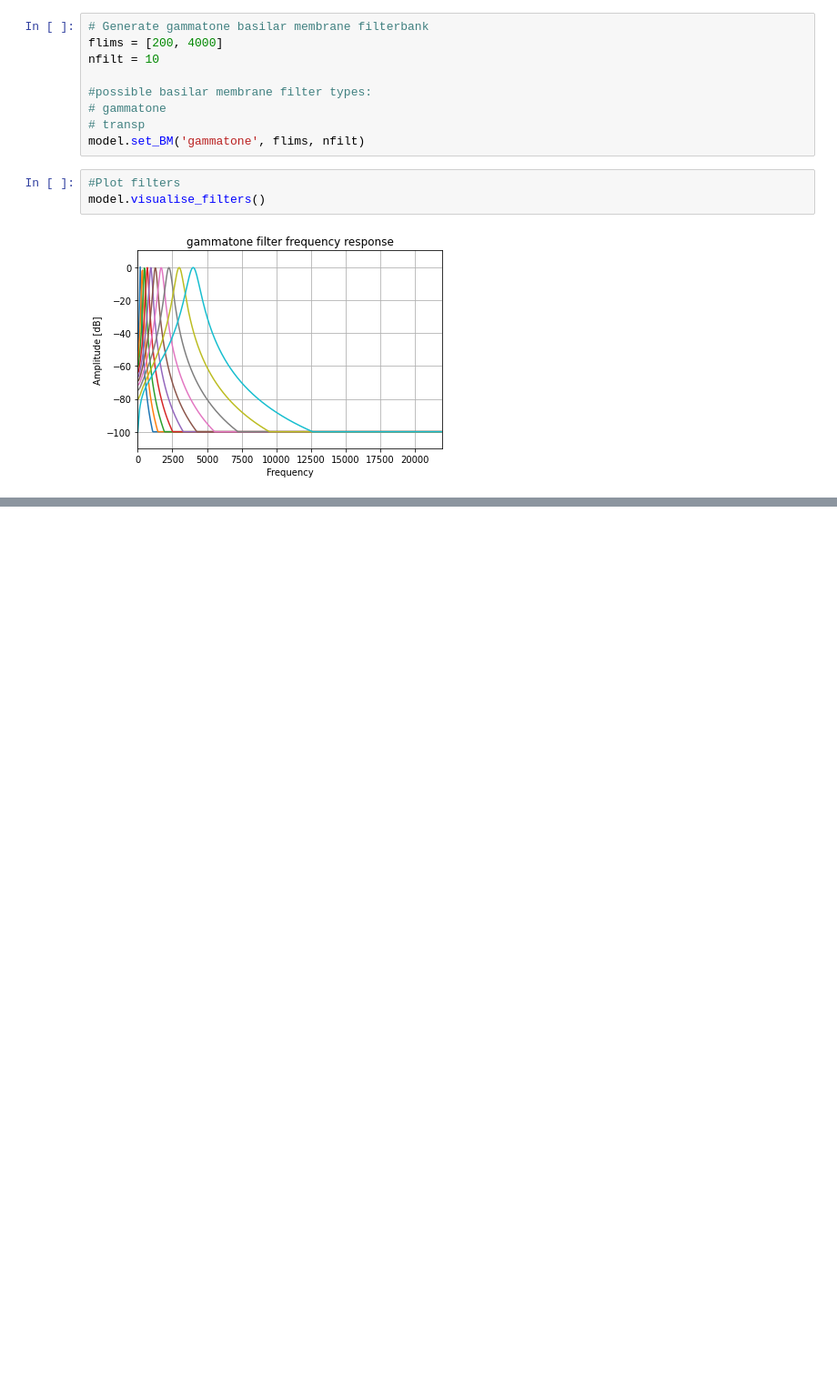
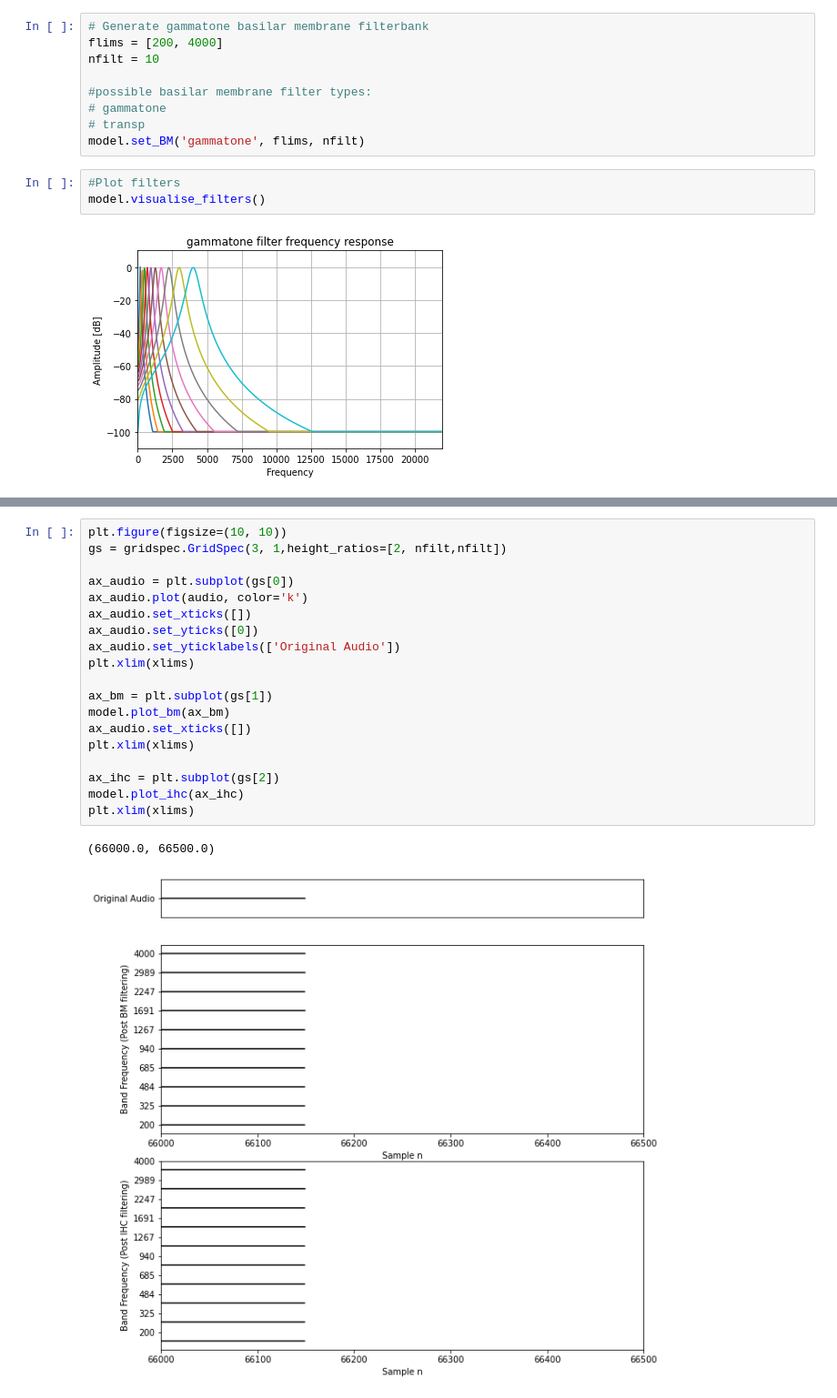
Before and after one commit to rnatarajan98/Cochlea_Modelling, a Jupyter notebook: main.ipynb, the cells around one changed output, grey strips where cells are left out. Shown: that part at 91% size. Drawn from its saved outputs; the diff is of its cells as text; blank space fills up the shorter version.

```diff
--- a/main.ipynb
+++ b/main.ipynb
@@ -136,0 +147,22 @@ model.plot_ihc(ax_ihc)
+# %%
+plt.figure(figsize=(10, 10))
+gs = gridspec.GridSpec(3, 1,height_ratios=[2, nfilt,nfilt])
+
+ax_audio = plt.subplot(gs[0])
+ax_audio.plot(audio, color='k')
+ax_audio.set_xticks([])
+ax_audio.set_yticks([0])
+ax_audio.set_yticklabels(['Original Audio'])
+plt.xlim(xlims)
+
+ax_bm = plt.subplot(gs[1])
+model.plot_bm(ax_bm)
+ax_audio.set_xticks([])
+plt.xlim(xlims)
+
+ax_ihc = plt.subplot(gs[2])
+model.plot_ihc(ax_ihc)
+plt.xlim(xlims)
+# %% [output]
+(66000.0, 66500.0)
+[figure, added]
```
Also changed, not shown: parts of 7 cells of this notebook, 4 other files.
